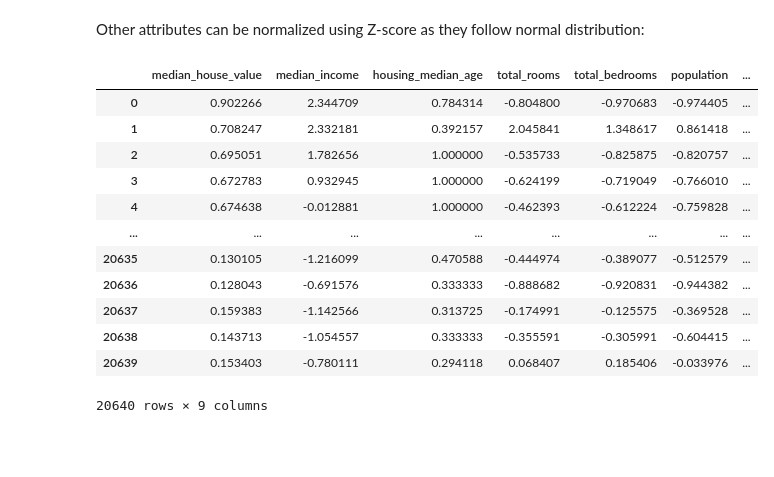
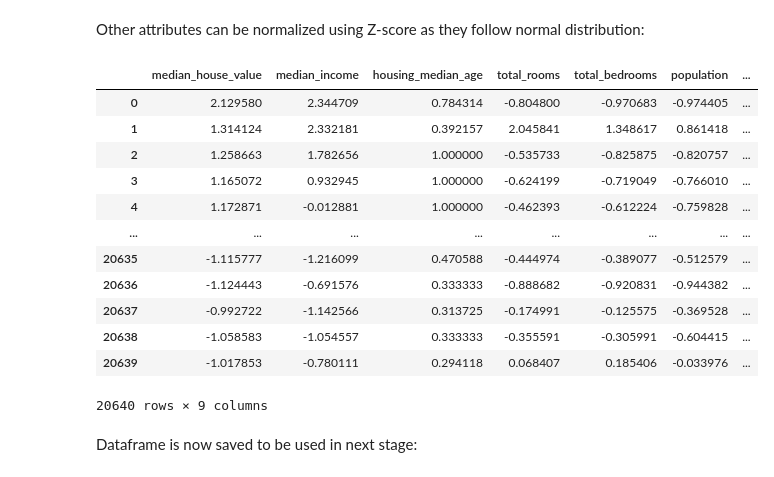
Before and after one commit to Yessirskiy/ZNEUS-25-Houses, a Jupyter notebook: main.ipynb, the cells around one changed output. Saved outputs shown, nothing was run; the diff lists cells and outputs as text; code cells hidden in the pictures; blank space fills up the shorter version.

```diff
--- a/main.ipynb
+++ b/main.ipynb
@@ -305,21 +305,24 @@ df_norm[cols]
 # %% [markdown]
 Other attributes can be normalized using Z-score as they follow normal distribution:
 # %%
-cols = df_norm.drop(columns=["median_house_value", "housing_median_age"]).columns
+cols = df_norm.drop(columns=["housing_median_age"]).columns
 df_norm[cols] = (df[cols] - df[cols].mean()) / df[cols].std()
+df_norm
+# %% [output]
+|  | median_house_value | median_income | housing_median_age | total_rooms | total_bedrooms | population | ... |
+| 0 | 2.129580 | 2.344709 | 0.784314 | -0.804800 | -0.970683 | -0.974405 | ... |
+| 1 | 1.314124 | 2.332181 | 0.392157 | 2.045841 | 1.348617 | 0.861418 | ... |
+| 2 | 1.258663 | 1.782656 | 1.000000 | -0.535733 | -0.825875 | -0.820757 | ... |
+| 3 | 1.165072 | 0.932945 | 1.000000 | -0.624199 | -0.719049 | -0.766010 | ... |
+| 4 | 1.172871 | -0.012881 | 1.000000 | -0.462393 | -0.612224 | -0.759828 | ... |
+| ... | ... | ... | ... | ... | ... | ... | ... |
+| 20635 | -1.115777 | -1.216099 | 0.470588 | -0.444974 | -0.389077 | -0.512579 | ... |
+| 20636 | -1.124443 | -0.691576 | 0.333333 | -0.888682 | -0.920831 | -0.944382 | ... |
+| 20637 | -0.992722 | -1.142566 | 0.313725 | -0.174991 | -0.125575 | -0.369528 | ... |
+| 20638 | -1.058583 | -1.054557 | 0.333333 | -0.355591 | -0.305991 | -0.604415 | ... |
+| 20639 | -1.017853 | -0.780111 | 0.294118 | 0.068407 | 0.185406 | -0.033976 | ... |
+20640 rows × 9 columns
+# %% [markdown]
+Dataframe is now saved to be used in next stage:
 # %%
-df_norm
+# df_norm.to_pickle('houses.pkl')
-# %% [output]
-|  | median_house_value | median_income | housing_median_age | total_rooms | total_bedrooms | population | ... |
-| 0 | 0.902266 | 2.344709 | 0.784314 | -0.804800 | -0.970683 | -0.974405 | ... |
-| 1 | 0.708247 | 2.332181 | 0.392157 | 2.045841 | 1.348617 | 0.861418 | ... |
-| 2 | 0.695051 | 1.782656 | 1.000000 | -0.535733 | -0.825875 | -0.820757 | ... |
-| 3 | 0.672783 | 0.932945 | 1.000000 | -0.624199 | -0.719049 | -0.766010 | ... |
-| 4 | 0.674638 | -0.012881 | 1.000000 | -0.462393 | -0.612224 | -0.759828 | ... |
-| ... | ... | ... | ... | ... | ... | ... | ... |
-| 20635 | 0.130105 | -1.216099 | 0.470588 | -0.444974 | -0.389077 | -0.512579 | ... |
-| 20636 | 0.128043 | -0.691576 | 0.333333 | -0.888682 | -0.920831 | -0.944382 | ... |
-| 20637 | 0.159383 | -1.142566 | 0.313725 | -0.174991 | -0.125575 | -0.369528 | ... |
-| 20638 | 0.143713 | -1.054557 | 0.333333 | -0.355591 | -0.305991 | -0.604415 | ... |
-| 20639 | 0.153403 | -0.780111 | 0.294118 | 0.068407 | 0.185406 | -0.033976 | ... |
-20640 rows × 9 columns
```
Also changed, not shown: parts of 4 cells of this notebook, 2 other files.
